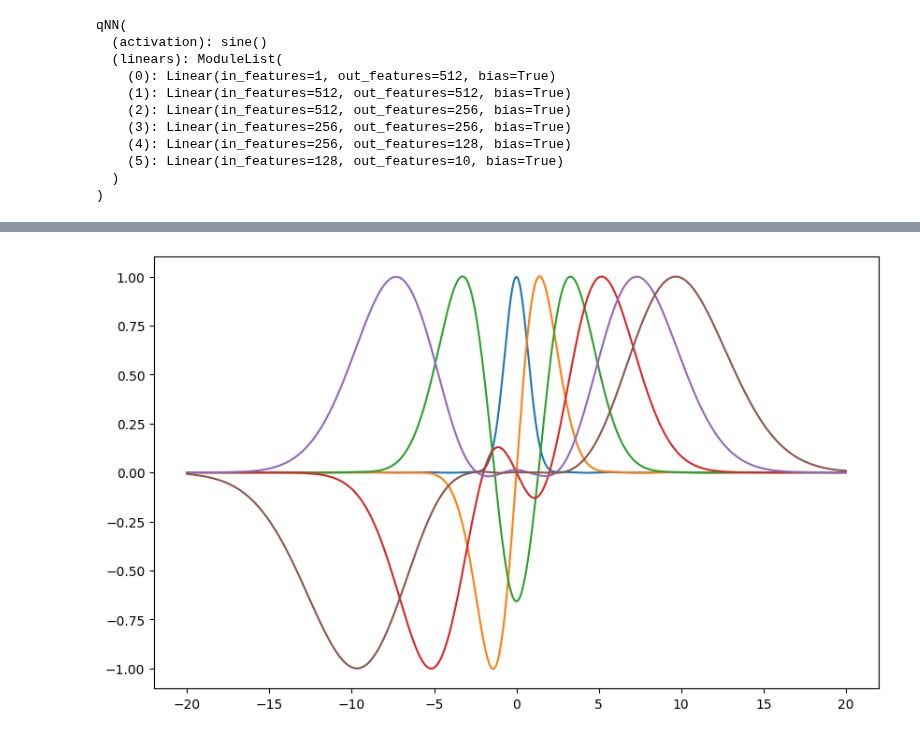
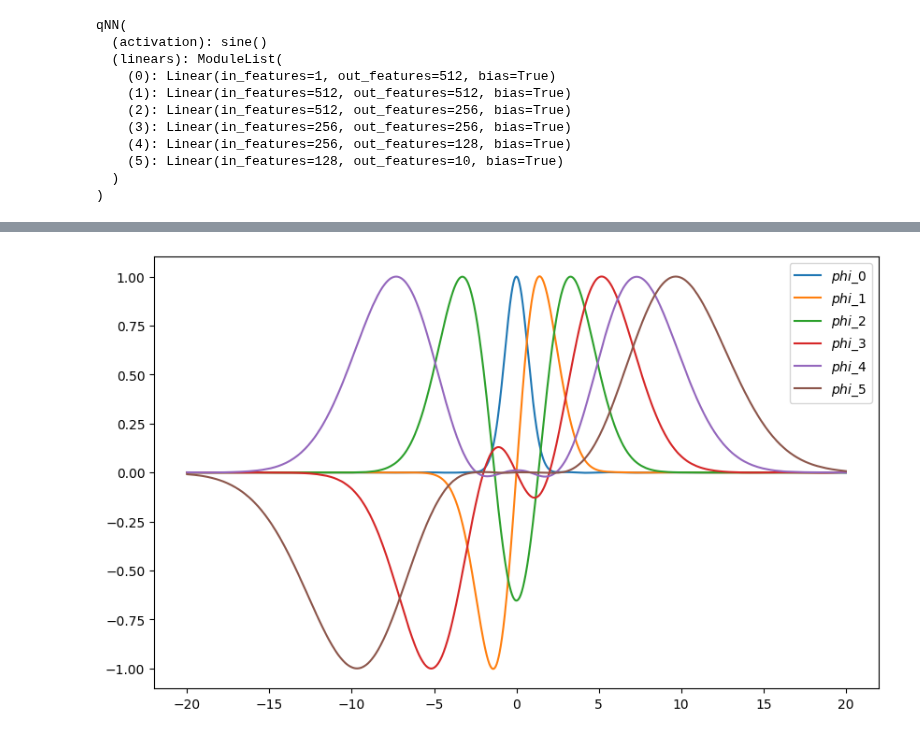
Before and after one commit to oduolaidrisA/Scientific-Machine-Learning-for-QEP, a Jupyter notebook: RqPINN_with_attention/pre_trainer.ipynb, the cells around one changed output, grey strips where cells are left out. Cells and saved outputs as stored; diff of their text form; code cells hidden in the pictures.

```diff
--- a/RqPINN_with_attention/pre_trainer.ipynb
+++ b/RqPINN_with_attention/pre_trainer.ipynb
@@ -249,7 +249,7 @@ if __name__ == "__main__":
 # %%
 def fg(x, s):
     """Batch of Gaussians for different widths."""
-    return torch.exp(-(x / s.unsqueeze(0)) ** 2)  # (n_points, n_functions)
+    return torch.exp(-(x.unsqueeze(1) / s.unsqueeze(0)) ** 2)  # (n_points, n_functions)
 
 def gauss_modulated_basis(xd, NMax):
     """Vectorized basis matrix construction."""
@@ -269,7 +269,7 @@ def gauss_modulated_basis(xd, NMax):
             sp = (tf-t0) / pn[idx]
             pnt = (torch.arange(1, degree+1) * sp + t0) * 0.2  # The roots
             for pm in range(degree):
-                mfun[:, idx] *= (xd.squeeze(1) - pnt[pm])
+                mfun[:, idx] *= (xd - pnt[pm])
 
     # Multiply Gaussian × Polynomial
     basis = gaussian * mfun
@@ -279,12 +279,16 @@ def gauss_modulated_basis(xd, NMax):
 
     return basis
 # %%
-xd = torch.linspace(t0,tf, col_pts).view(-1,1).float()
-gm_basis = gauss_modulated_basis(x, gauss_num)
+x_lhs = torch.tensor(t0 + (tf - t0)*lhs(1,col_pts)).view(-1,1).float()
+
+#We generate the basis using lhs, but we sort to ensure that uniformity
+xlhs_sort,idx = torch.sort(x_lhs.squeeze(1))
+gm_basis = gauss_modulated_basis(xlhs_sort, gauss_num)
+gm_basis_lhs = gm_basis[torch.argsort(idx), :] #To unsort i.e make the index match that of x_lhs
 # %%
 plt.figure(figsize=(10,6))
 for i in range(6):
-    plt.plot(xd.numpy(), gm_basis[:, i].numpy(), label=f'pn={i+1}')
+    plt.plot(xlhs_sort.numpy(), gm_basis[:, i].numpy(), label=f'pn={i+1}')
 plt.legend()
 plt.grid(True)
 plt.show()
@@ -382,14 +386,16 @@ Total training time is 18.31781094868978 minutes
 # %%
 #Evaluating the model performance
 plt.figure(figsize=(10,6))
 gm_model.eval()
+x_lhs_sort = xlhs_sort.unsqueeze(1).to(device)
 with torch.no_grad():
-    psi_hat = gm_model(xd)
+    psi_hat = gm_model(x_lhs_sort)
     for i in range(6):
-        plt.plot(xd.cpu().numpy(), psi_hat[:,i].cpu().numpy(), label=f"$phi$_{i}")
+        plt.plot(x_lhs_sort.cpu().numpy(), psi_hat[:,i].cpu().numpy(), label=f"$phi$_{i}")
+    plt.legend()
     plt.show()
 # %% [output]
-[figure, old version]
+[figure, new version]
 # %%
 # Create a checkpoint dictionary
 checkpoint = {
```
Also changed, not shown: parts of 2 cells of this notebook, 2 other files.
